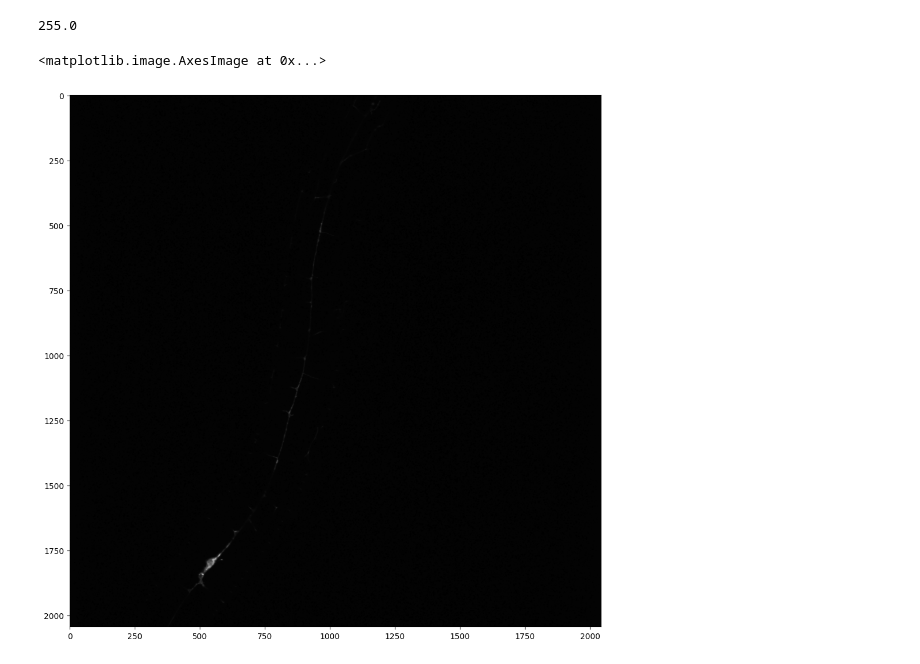
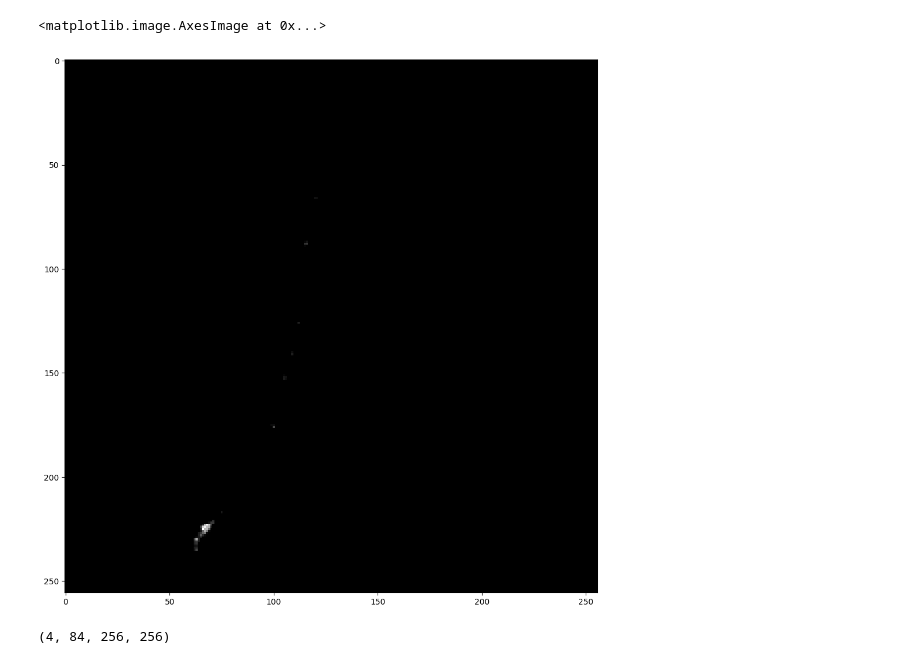
Before and after one commit to nghess/worm-warp, a Jupyter notebook: big_stack_loader.ipynb, the cells around one changed output. Cells and saved outputs as stored; diff of their text form; code cells hidden in the pictures.

```diff
--- a/big_stack_loader.ipynb
+++ b/big_stack_loader.ipynb
@@ -8,7 +8,7 @@ import plotly.graph_objects as go
 # Normalize between 0 and 1, then multiply by 255
 def normalize_img(image):
     image = image.astype(float)
-    image += 1000
+    #image += 1000
     image -= np.amin(image.astype(float))
     image /= np.amax(image)
     return image * 255
@@ -29,0 +71,20 @@ for t in range(stack.shape[0]):  # Loop over timepoints
+# %%
+# Resize stack slices
+resized_stack = resize_stack(stack, (512, 512), 9)
+# Delete original stack to save memory
+del stack
+# %%
+pad_width = 10
+
+#test = remove_padding(resized_stack[0,12,:,:], pad_width)
+test = sigmoid_adjustment(resized_stack[0,12,:,:], 3, 5)
+test = add_padding(test, 20)
+#test = cv2.medianBlur(test, ksize=5)
+#test = remove_padding(test, pad_width)
+#enhanced_image = sigmoid_adjustment(test, 3.5, 2)
+
+
+
+# Preview image
+fig, ax = plt.subplots(figsize=(12, 12))
+ax.imshow(test, cmap='gray')
@@ -36,22 +101,25 @@ ax.imshow(stack[0,1,:,:], cmap='gray')
 # %%
 # Set threshold between 0-255
-threshold = 1
+threshold = 4
 # List to store slices
 timepoint_stack = []
 image_stack = []
 
-for ii in range(stack.shape[0]):
-    for kk in range(stack.shape[1]):
-        # Apply median blur to target image
-        mask = cv2.medianBlur(stack[ii,kk,:,:], ksize=5)  # ksize is the kernel size, must be an odd number
+for ii in range(resized_stack.shape[0]):
+    for kk in range(16, resized_stack.shape[1]-88):
+        # Create thresholded mask
+        mask = add_padding(resized_stack[ii,kk,:,:], pad_width)
+        mask = cv2.medianBlur(mask, ksize=3)  # ksize is the kernel size, must be an odd number
+        mask = remove_padding(mask, pad_width)
+        mask = sigmoid_adjustment(mask, 3.5, 2)
 
         # Normalize mask and target between 0-255
         mask = normalize_img(mask)
-        target = normalize_img(stack[ii,kk,:,:])
+        target = normalize_img(resized_stack[ii,kk,:,:])
 
         # Binarize mask
-        blank = np.zeros_like(mask)
-        binary_mask = np.where(mask < threshold, blank, 1)
+        blank = np.ones_like(mask)
+        binary_mask = np.where(mask > threshold, blank, 0)
 
         # Mask target slice
         processed_slice = target * binary_mask
@@ -66,13 +134,14 @@ for ii in range(stack.shape[0]):
 
 # Convert to numpy array
 image_stack = np.stack(timepoint_stack, axis=0)
-# %%
-np.amax(image_stack)
-# %% [output]
-255.0
 # %%
+# Check processed slice
 fig, ax = plt.subplots(figsize=(12, 12))
-ax.imshow(image_stack[0,32,:,:], cmap='gray')
+ax.imshow(image_stack[0,12,:,:], cmap='gray')
 # %% [output]
 <matplotlib.image.AxesImage at 0x...>
-[figure, old version]
+[figure, new version]
+# %%
+image_stack.shape
+# %% [output]
+(4, 84, 256, 256)
```
Also changed, not shown: parts of 9 cells of this notebook.
